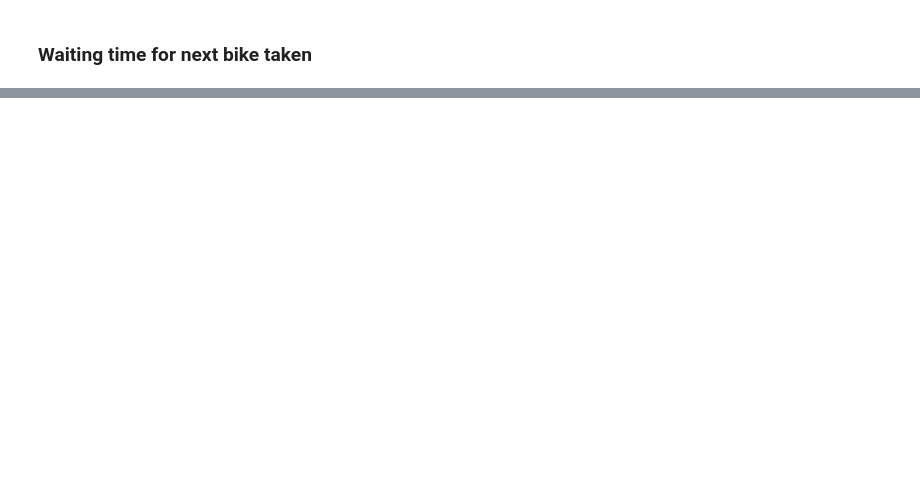
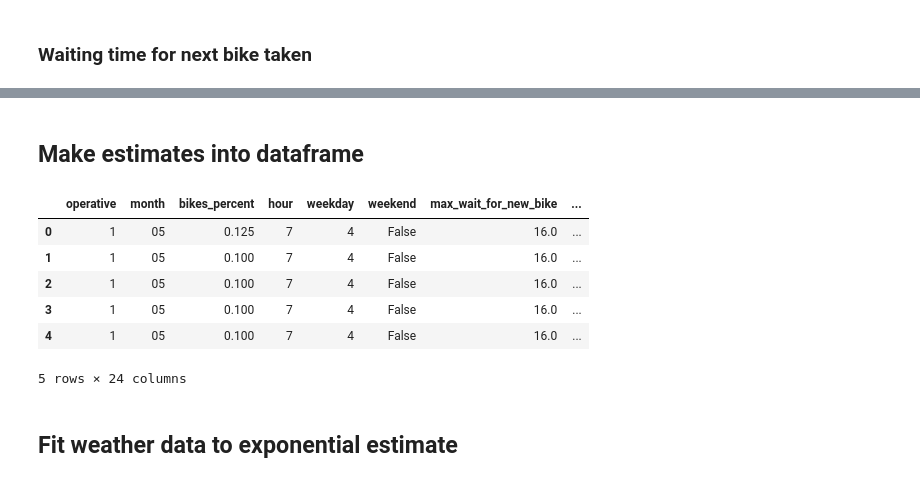
Before and after one commit to magic-city-bikes/notes, a Jupyter notebook: linear_regression.ipynb, the cells around one changed output, grey strips where cells are left out. Drawn from its saved outputs; the diff is of its cells as text; code cells hidden in the pictures; blank space fills up the shorter version.

Commit message:
Improve nets, run exponential estimation

```diff
--- a/linear_regression.ipynb
+++ b/linear_regression.ipynb
@@ -175,6 +180,10 @@ while (i < len(df)):
     last_date = df.iloc[first_non_additive_index]['date']
     date_difference = abs((date_time - last_date).total_seconds() / 60)
     df.loc[first_non_additive_index:(i-1 if i > 0 else 0), 'max_wait_for_new_bike_as_date'] = date_difference
+    # also add running waiting time (not max)
+    date_times_until_now = df.loc[first_non_additive_index:i-1, 'date']
+    date_difference_1 = abs((date_time - date_times_until_now).apply(lambda x: x.total_seconds() / 60))
+    df.loc[first_non_additive_index:(i-1 if i > 0 else 0), 'wait_for_new_bike_as_date'] = date_difference_1
     first_non_additive_index = i
     i += 1
 # if we can't know when the next bike will be added, fill with -1 for now
@@ -603,0 +596,18 @@ percentages of predictions within 20 mins of target: 0.2810779144698301
+# %%
+def build_hourly_distribution_by_weekday(rows):
+    distribution = []
+    prev = None
+    count = 0
+    for idx, cur in rows:
+        if prev is None:
+            count += 1
+        elif (cur.date - prev.date).total_seconds() > 120:
+            count = 0
+        elif prev.bikes >= cur.bikes:
+            count += 1
+        else:
+            distribution.append((cur.weekday, cur.hour, count + 1))
+            count = 0
+        prev = cur
+    return distribution
+hourly_distribution_by_weekday = build_hourly_distribution_by_weekday(df.iterrows())
@@ -603,0 +616,3 @@ percentages of predictions within 20 mins of target: 0.2810779144698301
+# %%
+labels = ['weekday', 'hour', 'estimated_hour_wait_time']
+df_wait_times = pd.DataFrame.from_records(hourly_distribution_by_weekday, columns=labels)
@@ -603,0 +632,14 @@ percentages of predictions within 20 mins of target: 0.2810779144698301
+# %%
+def expfunc(x, l):
+    return l * math.e ** (-l * x)
+estimates = []
+weekdays = ['Monday', 'Tuesday', 'Wednesdy', 'Thursday', 'Friday', 'Saturday', 'Sunday']
+for weekday in range(7):
+    for hour in range(24):
+        asd = df_wait_times[(df_wait_times.weekday == weekday) & (df_wait_times.hour == hour)].estimated_hour_wait_time.value_counts(normalize=True).sort_index()
+        if len(asd.values) == 0:
+            continue
+        popt, pcov = curve_fit(expfunc, asd.keys(), asd.values, p0=0)
+        estimate = expon.ppf(0.8, scale=1/popt[0])
+        estimates.append((weekday, hour, estimate))
+estimates[:50]
@@ -603,0 +664,17 @@ percentages of predictions within 20 mins of target: 0.2810779144698301
+# %% [markdown]
+## Make estimates into dataframe
+# %%
+labels = ['weekday', 'hour', 'estimated_hour_wait_time']
+estimates_df = pd.DataFrame.from_records(estimates, columns=labels)
+merged_df = pd.merge(cleaned_df, estimates_df, on=['hour', 'weekday'])
+merged_df.head()
+# %% [output]
+|  | operative | month | bikes_percent | hour | weekday | weekend | max_wait_for_new_bike | ... |
+| 0 | 1 | 05 | 0.125 | 7 | 4 | False | 16.0 | ... |
+| 1 | 1 | 05 | 0.100 | 7 | 4 | False | 16.0 | ... |
+| 2 | 1 | 05 | 0.100 | 7 | 4 | False | 16.0 | ... |
+| 3 | 1 | 05 | 0.100 | 7 | 4 | False | 16.0 | ... |
+| 4 | 1 | 05 | 0.100 | 7 | 4 | False | 16.0 | ... |
+5 rows × 24 columns
+# %% [markdown]
+## Fit weather data to exponential estimate
```
Also changed, not shown: parts of 34 cells of this notebook, 2 other files.
